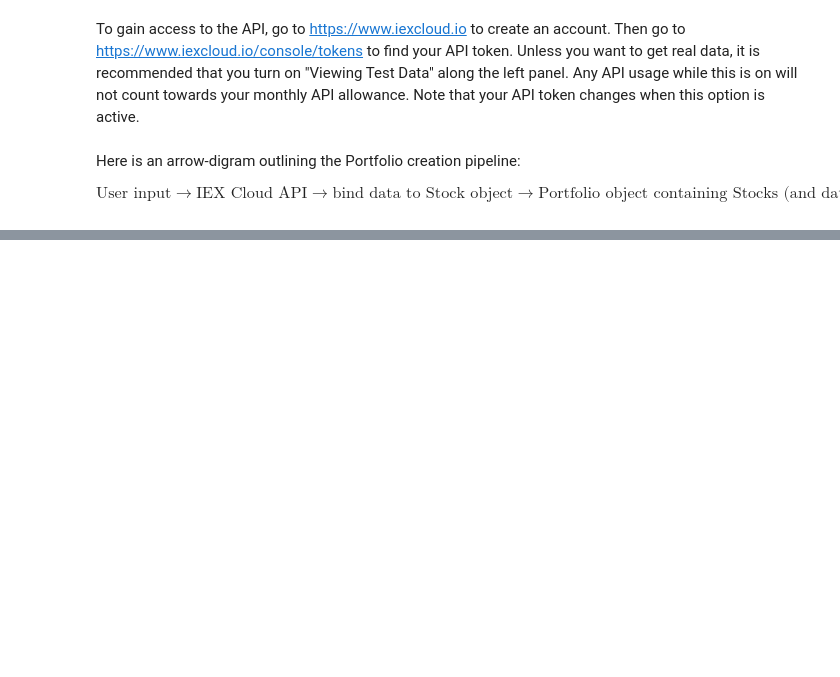
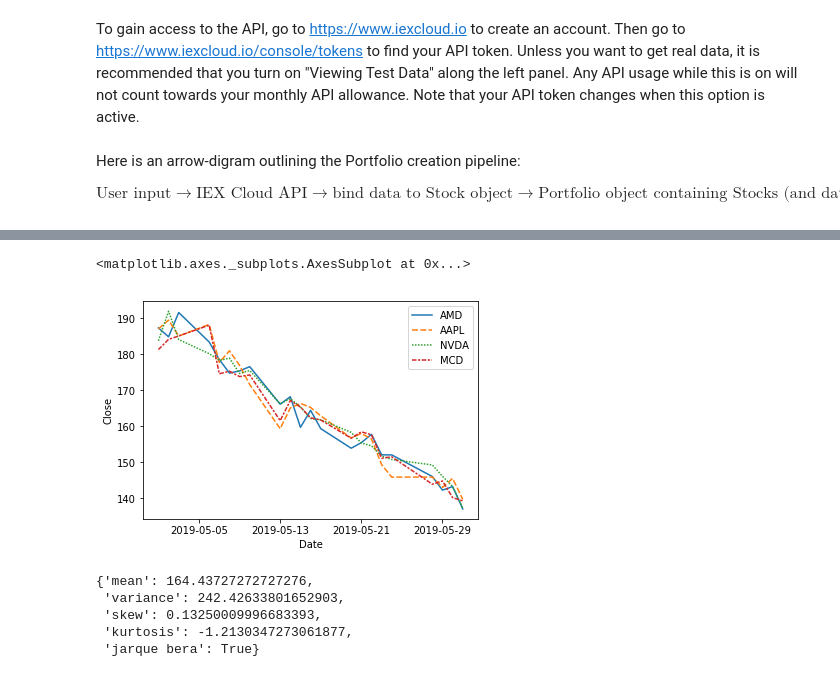
Before and after one commit to Hesiod-Labs/HYPAR, a Jupyter notebook: hypar-app.ipynb, the cells around one changed output, grey strips where cells are left out. Saved outputs shown, nothing was run; the diff lists cells and outputs as text; code cells hidden in the pictures; blank space fills up the shorter version.

```diff
--- a/hypar-app.ipynb
+++ b/hypar-app.ipynb
@@ -113,0 +47,13 @@ p.stocks[1].book_data.to_dict()
+# %%
+Plotting.timeseries(p, 'close', tickers=['AMD', 'AAPL', 'NVDA', 'MCD'])
+# %% [output]
+<matplotlib.axes._subplots.AxesSubplot at 0x...>
+[figure, added]
+# %%
+Analysis.moments(p, 'AAPL', 'close')
+# %% [output]
+{'mean': 164.43727272727276,
+ 'variance': 242.42633801652903,
+ 'skew': 0.13250009996683393,
+ 'kurtosis': -1.2130347273061877,
+ 'jarque bera': True}
```
Also changed, not shown: parts of 14 cells of this notebook, 5 other files.
